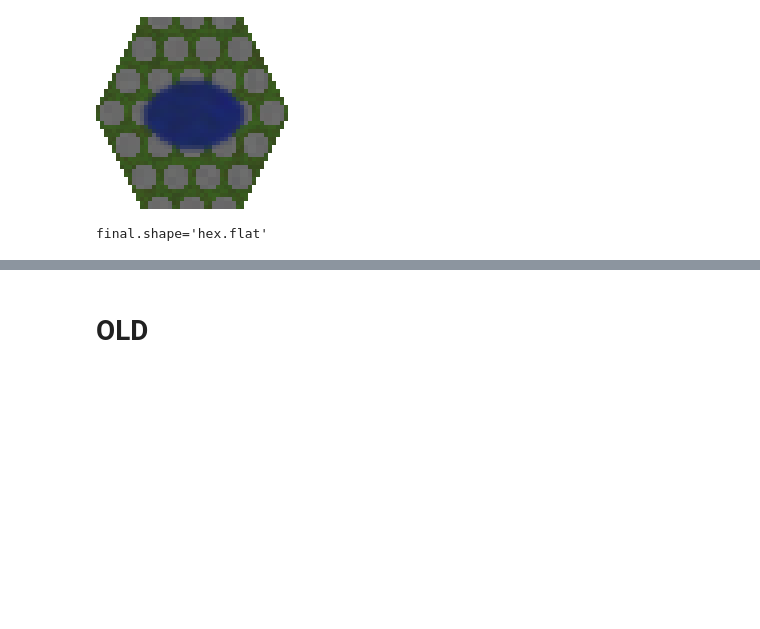
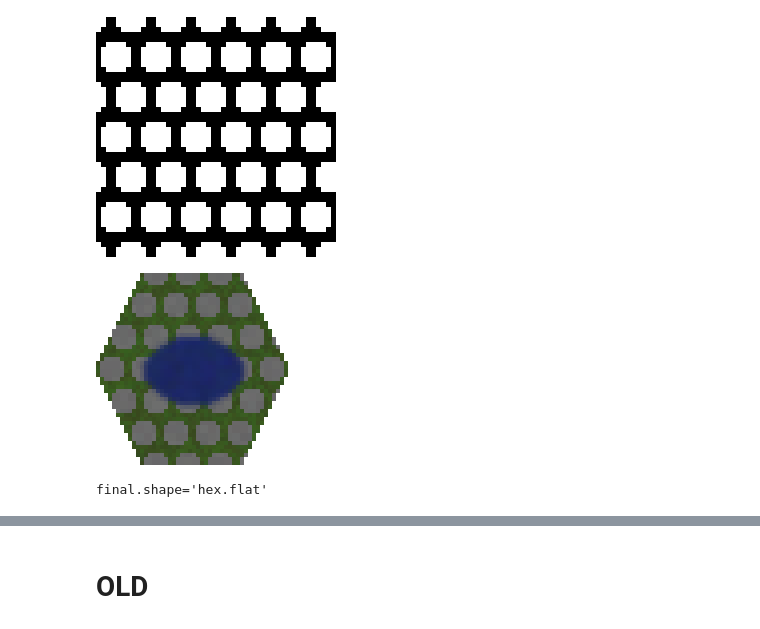
Before and after one commit to ArthurBohn95/jabutiles, a Jupyter notebook: sandbox.ipynb, the cells around one changed output, grey strips where cells are left out. Cells and saved outputs as stored; diff of their text form; code cells hidden in the pictures; blank space fills up the shorter version.

Commit message:
improved brick pattern A LOT

```diff
--- a/sandbox.ipynb
+++ b/sandbox.ipynb
@@ -7,33 +7,36 @@ from jabutiles.mask import Mask
 from jabutiles.tile import Tile
 
 
 
 img1 = TileGen.gen_texture_tile((48, 48), "grass").image
 img2 = TileGen.gen_texture_tile((48, 48), "stone").image
 img3 = TileGen.gen_texture_tile((48, 48), "water").image
 
-img4 = TileGen.gen_brick_pattern_mask((48, 48), (8, 8), 2, 1).image
+img4 = TileGen.gen_brick_pattern_mask(48, 6, 2, 1).image
 img5 = TileGen.gen_blobs_mask((48, 48), [((24, 24), (12, 8))]).image
 img6 = TileGen.gen_hex_mask((48, 48), "flat").image
 
 text1 = Texture(img1)
 text2 = Texture(img2)
 text3 = Texture(img3)
 mask1 = (Mask(img4)
     .offset((-1, 3))
     # .filter(ImageFilter.Kernel((3,3), (1/16,1/8,1/16,1/8,1,1/8,1/16,1/8,1/16)))
 )
 mask2 = Mask(img5).filter(ImageFilter.SMOOTH)
 mask3 = Mask(img6, "hex.flat")
 
+mask1.display(5)
+
 final = Tile.merge_tiles(
     (text1, None),
     (text2, mask1),
     (text3, mask2),
     (None, mask3),
 )
 final.display(4)
 print(f"{final.shape=}")
 # %% [output]
-[figure, old version]
+[figure, new version]
+[figure, added]
 final.shape='hex.flat'
```
Also changed, not shown: parts of 2 cells of this notebook, 11 other files.
